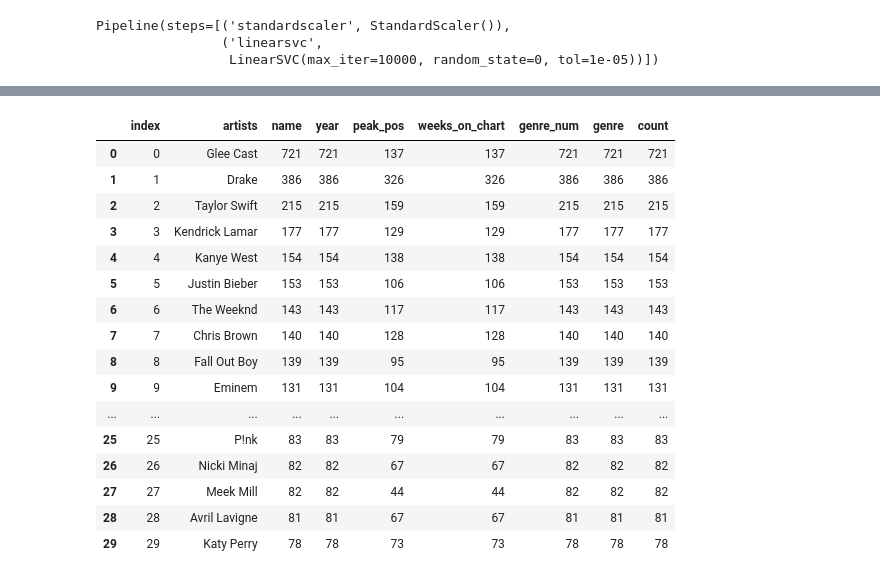
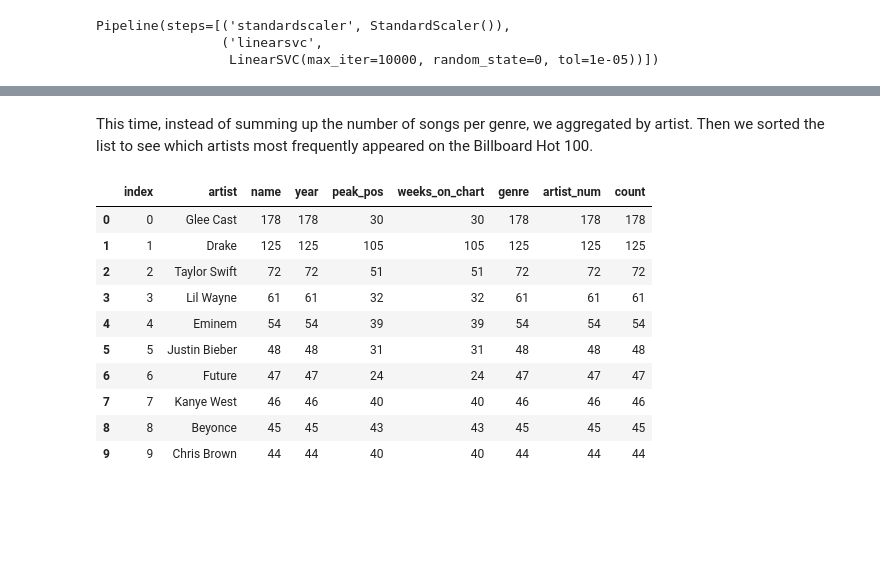
Before and after one commit to SamuelHLam/SamuelHLam.github.io, a Jupyter notebook: Final Tutorial.ipynb, the cells around one changed output, grey strips where cells are left out. Saved outputs shown, nothing was run; the diff lists cells and outputs as text; code cells hidden in the pictures; blank space fills up the shorter version.

```diff
--- a/Final Tutorial.ipynb
+++ b/Final Tutorial.ipynb
@@ -683,7 +691,7 @@ top_data['Year'] = top_data['Date'].apply(lambda date: date.year)
 f = {'Weekly.rank': 'min', 'Peak.position': 'min', 'Weeks.on.chart': 'max', 'Genre': 'first'}
 top_data = top_data.groupby(['Artists', 'Name', 'Year'], as_index = False).agg(f)
 # %%
-top_data['Genre'] = top_data['Genre'].apply(lambda x: x.split(','))
+top_data['Artists'] = top_data['Artists'].apply(lambda x: x.split(','))
 top_data.drop('Weekly.rank', axis=1)
 # %% [output]
 |  | Artists | Name | Year | Peak.position | Weeks.on.chart | Genre |
@@ -701,10 +709,10 @@ top_data.drop('Weekly.rank', axis=1)
 6194 rows × 6 columns
 # %%
-top_cols = ['Artists', 'Name', 'Year', 'Peak.position', 'Weeks.on.chart']
-top_data = top_data.set_index(top_cols)['Genre'].apply(pd.Series).stack()
+top_cols = ['Name', 'Year', 'Peak.position', 'Weeks.on.chart', 'Genre']
+top_data = top_data.set_index(top_cols)['Artists'].apply(pd.Series).stack()
 top_data = top_data.reset_index()
-top_cols = ['artists', 'name', 'year', 'peak_pos', 'weeks_on_chart', 'genre_num', 'genre']
+top_cols = ['name', 'year', 'peak_pos', 'weeks_on_chart', 'genre', 'artist_num', 'artist']
 top_data.columns = top_cols
 top_data['count'] = 1
-top_data
+top_data.head()
 # %% [output]
@@ -724,23 +725,19 @@ top_data
+# %% [markdown]
+This time, instead of summing up the number of songs per genre, we aggregated by artist. Then we sorted the list to see which artists most frequently appeared on the Billboard Hot 100.
 # %%
-agg_top_data = top_data.groupby('artists', as_index = False).agg('count')
+agg_top_data = top_data.groupby('artist', as_index = False).agg('count')
 agg_top_data = agg_top_data.sort_values(by='count', ascending=False, ignore_index=True).reset_index().head(30)
-agg_top_data
+agg_top_data.head(10)
 # %% [output]
-|  | index | artists | name | year | peak_pos | weeks_on_chart | genre_num | genre | count |
-| 0 | 0 | Glee Cast | 721 | 721 | 137 | 137 | 721 | 721 | 721 |
-| 1 | 1 | Drake | 386 | 386 | 326 | 326 | 386 | 386 | 386 |
-| 2 | 2 | Taylor Swift | 215 | 215 | 159 | 159 | 215 | 215 | 215 |
-| 3 | 3 | Kendrick Lamar | 177 | 177 | 129 | 129 | 177 | 177 | 177 |
-| 4 | 4 | Kanye West | 154 | 154 | 138 | 138 | 154 | 154 | 154 |
-| 5 | 5 | Justin Bieber | 153 | 153 | 106 | 106 | 153 | 153 | 153 |
-| 6 | 6 | The Weeknd | 143 | 143 | 117 | 117 | 143 | 143 | 143 |
-| 7 | 7 | Chris Brown | 140 | 140 | 128 | 128 | 140 | 140 | 140 |
-| 8 | 8 | Fall Out Boy | 139 | 139 | 95 | 95 | 139 | 139 | 139 |
-| 9 | 9 | Eminem | 131 | 131 | 104 | 104 | 131 | 131 | 131 |
-| ... | ... | ... | ... | ... | ... | ... | ... | ... | ... |
-| 25 | 25 | P!nk | 83 | 83 | 79 | 79 | 83 | 83 | 83 |
-| 26 | 26 | Nicki Minaj | 82 | 82 | 67 | 67 | 82 | 82 | 82 |
-| 27 | 27 | Meek Mill | 82 | 82 | 44 | 44 | 82 | 82 | 82 |
-| 28 | 28 | Avril Lavigne | 81 | 81 | 67 | 67 | 81 | 81 | 81 |
-| 29 | 29 | Katy Perry | 78 | 78 | 73 | 73 | 78 | 78 | 78 |
+|  | index | artist | name | year | peak_pos | weeks_on_chart | genre | artist_num | count |
+| 0 | 0 | Glee Cast | 178 | 178 | 30 | 30 | 178 | 178 | 178 |
+| 1 | 1 | Drake | 125 | 125 | 105 | 105 | 125 | 125 | 125 |
+| 2 | 2 | Taylor Swift | 72 | 72 | 51 | 51 | 72 | 72 | 72 |
+| 3 | 3 | Lil Wayne | 61 | 61 | 32 | 32 | 61 | 61 | 61 |
+| 4 | 4 | Eminem | 54 | 54 | 39 | 39 | 54 | 54 | 54 |
+| 5 | 5 | Justin Bieber | 48 | 48 | 31 | 31 | 48 | 48 | 48 |
+| 6 | 6 | Future | 47 | 47 | 24 | 24 | 47 | 47 | 47 |
+| 7 | 7 | Kanye West | 46 | 46 | 40 | 40 | 46 | 46 | 46 |
+| 8 | 8 | Beyonce | 45 | 45 | 43 | 43 | 45 | 45 | 45 |
+| 9 | 9 | Chris Brown | 44 | 44 | 40 | 40 | 44 | 44 | 44 |
 # %%
```
Also changed, not shown: parts of 85 cells of this notebook, 1 other file.
